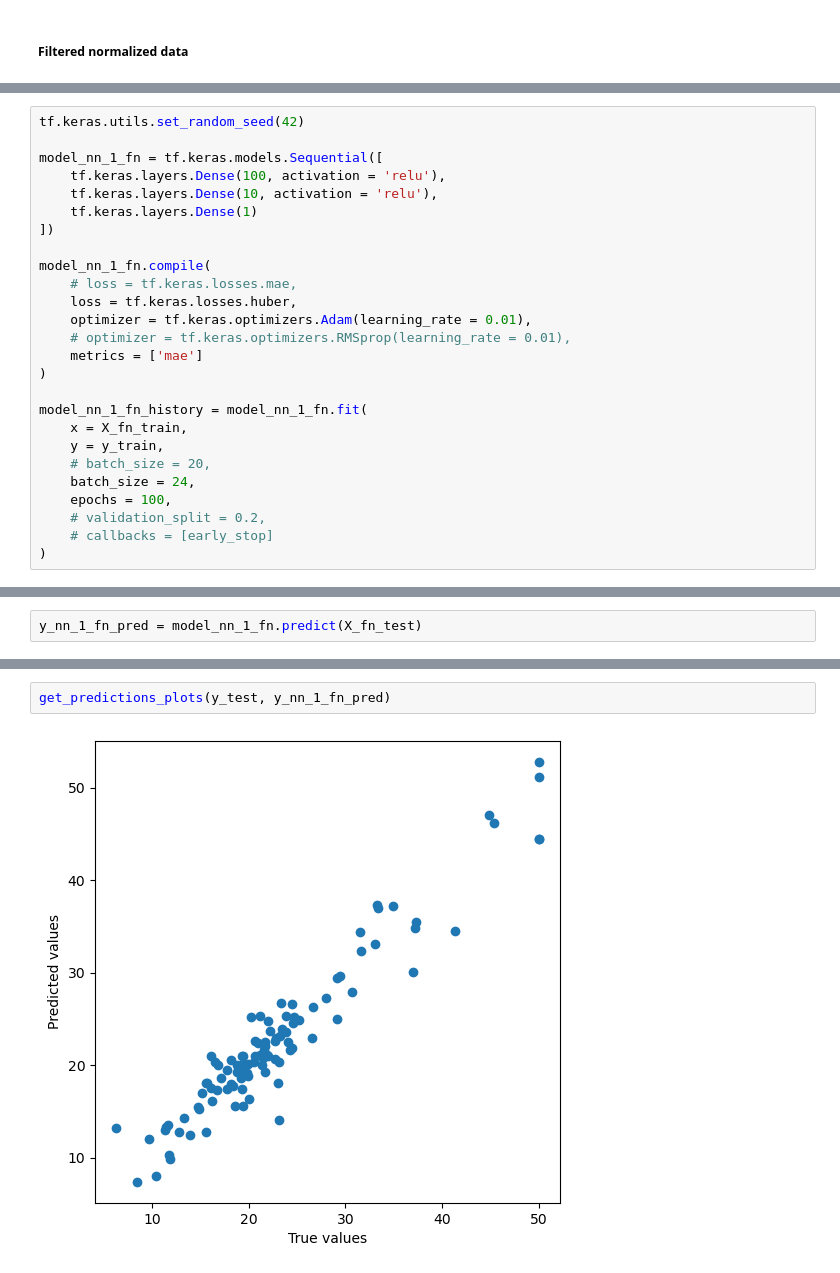
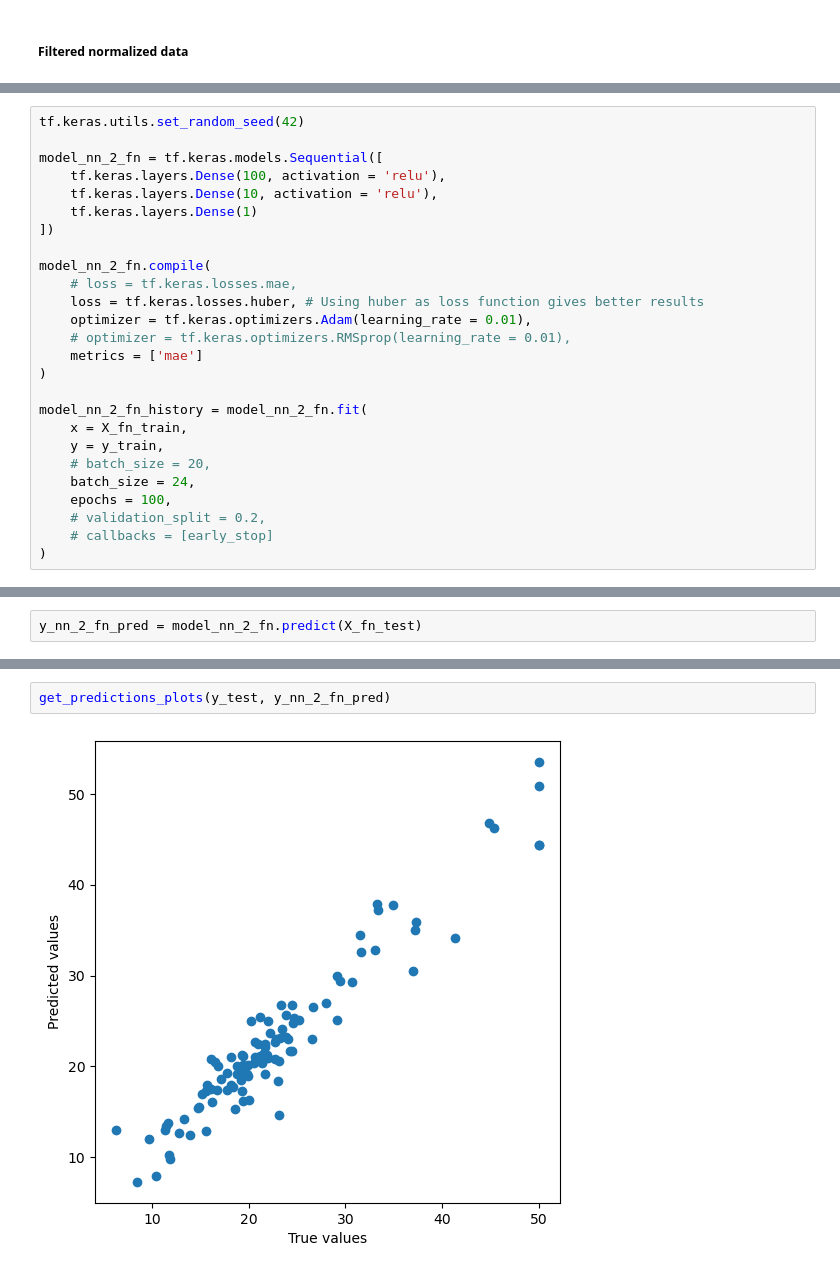
Before and after one commit to alchemistbg/udemy-tensorflow-developer-certificate-bootcamp, a Jupyter notebook: Section-03/Boston_housing.ipynb, the cells around one changed output, grey strips where cells are left out. Saved outputs shown, nothing was run; the diff lists cells and outputs as text.

Commit message:
Edit models for boston housing dataset
Add model comparison section

```diff
--- a/Section-03/Boston_housing.ipynb
+++ b/Section-03/Boston_housing.ipynb
@@ -426,21 +478,21 @@ get_predictions_plots(y_test, y_nn_1_f_pred)
 # %%
 tf.keras.utils.set_random_seed(42)
 
-model_nn_1_fn = tf.keras.models.Sequential([
+model_nn_2_fn = tf.keras.models.Sequential([
     tf.keras.layers.Dense(100, activation = 'relu'),
     tf.keras.layers.Dense(10, activation = 'relu'),
     tf.keras.layers.Dense(1)
 ])
 
-model_nn_1_fn.compile(
+model_nn_2_fn.compile(
     # loss = tf.keras.losses.mae,
-    loss = tf.keras.losses.huber,
+    loss = tf.keras.losses.huber, # Using huber as loss function gives better results
     optimizer = tf.keras.optimizers.Adam(learning_rate = 0.01),
     # optimizer = tf.keras.optimizers.RMSprop(learning_rate = 0.01),
     metrics = ['mae']
 )
 
-model_nn_1_fn_history = model_nn_1_fn.fit(
+model_nn_2_fn_history = model_nn_2_fn.fit(
     x = X_fn_train,
     y = y_train,
     # batch_size = 20,
@@ -481,3 +531,3 @@ model_nn_1_fn.evaluate(X_fn_test, y_test)
 # %%
-y_nn_1_fn_pred = model_nn_1_fn.predict(X_fn_test)
+y_nn_2_fn_pred = model_nn_2_fn.predict(X_fn_test)
 # %% [output]
@@ -491,4 +541,4 @@ print_metrics(rmse_nn_1_fn, r2_nn_1_fn)
 # %%
-get_predictions_plots(y_test, y_nn_1_fn_pred)
+get_predictions_plots(y_test, y_nn_2_fn_pred)
 # %% [output]
-[figure, old version]
+[figure, new version]
```
Also changed, not shown: parts of 40 cells of this notebook.
